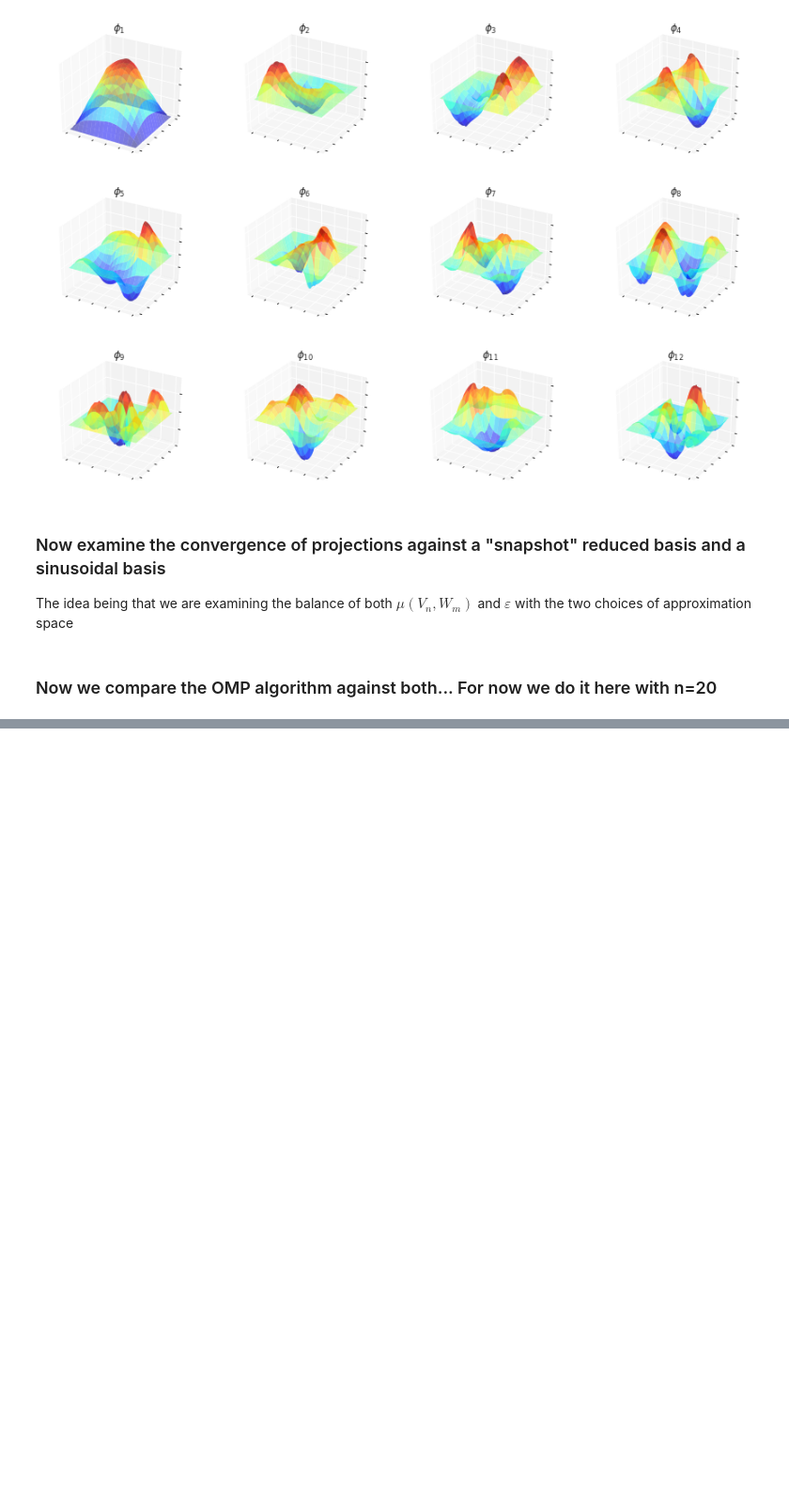
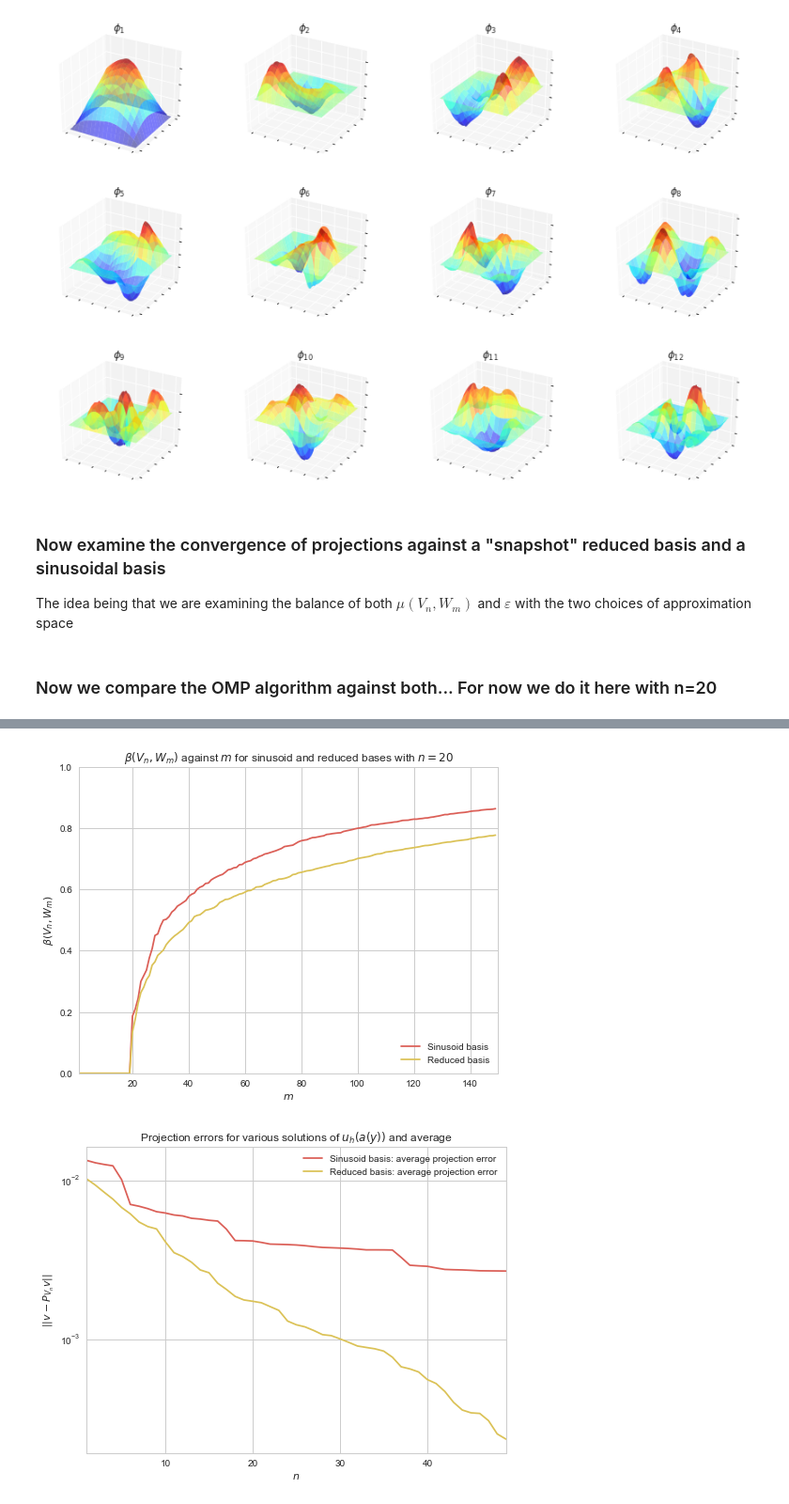
Before and after one commit to james-nichols/pyApproxTools, a Jupyter notebook: notebooks/omp/06_omp_red_vs_sin.ipynb, the cells around one changed output, grey strips where cells are left out. Shown at 94% size. Drawn from its saved outputs; the diff is of its cells as text; code cells hidden in the pictures; blank space fills up the shorter version.

```diff
--- a/notebooks/omp/06_omp_red_vs_sin.ipynb
+++ b/notebooks/omp/06_omp_red_vs_sin.ipynb
@@ -134,37 +150,40 @@ Construct dictionary of local averages...
 # %%
 sns.set_style('whitegrid')
 line_style = ['-', '--', ':', '-', '-.']
 
 sns.set_palette("hls", 8)
 
 fig = plt.figure(figsize=(8, 6))
 ax = fig.add_subplot(1, 1, 1, title=r'$\beta(V_n, W_m)$ against $m$ for sinusoid and reduced bases with $n=20$')#, title=r'$\beta(V_n, W_m)$ against $m$ for various $n$')
 
 plt.plot(range(m), bs_wc_sin, label=r'Sinusoid basis')
 plt.plot(range(m), bs_wc_red, label=r'Reduced basis')
 ax.set(xlim=[1,m], ylim=[0,1], xlabel=r'$m$', ylabel=r'$\beta(V_n, W_m)$')
 ax.legend(loc=4)
 plt.savefig('SinVsRedBeta.pdf')
 plt.show()
 
 n = 50
 fig = plt.figure(figsize=(8, 6))
 ax = fig.add_subplot(1, 1, 1, title=r'Projection errors for various solutions of $u_h(a(y))$ and average')
 
 cp = sns.color_palette("hls", 8)
-plt.semilogy(range(1,n), dist_sin[0, 1:], ':', color=cp[0], linewidth=1, label=r'Sinusois basis: proj error single vec')
-for i, v in enumerate(soln_col[1:]):
-    plt.semilogy(range(1,n), dist_sin[i, 1:], ':', color=cp[0], linewidth=1)
+#plt.semilogy(range(1,n), dist_sin[0, 1:], ':', color=cp[0], linewidth=1, label=r'Sinusois basis: proj error single vec')
+#for i, v in enumerate(soln_col[1:]):
+#    plt.semilogy(range(1,n), dist_sin[i, 1:], ':', color=cp[0], linewidth=1)
 plt.semilogy(range(1,n), dist_sin[:,1:].mean(axis=0), color=cp[0], label=r'Sinusoid basis: average projection error')
 
-plt.semilogy(range(1,n), dist_red[0, 1:], ':', color=cp[1], linewidth=1, label=r'Reduced basis: proj error single vec')
-for i, v in enumerate(soln_col[1:]):
-    plt.semilogy(range(1,n), dist_red[i, 1:], ':', color=cp[1], linewidth=1)
+#plt.semilogy(range(1,n), dist_red[0, 1:], ':', color=cp[1], linewidth=1, label=r'Reduced basis: proj error single vec')
+#for i, v in enumerate(soln_col[1:]):
+#    plt.semilogy(range(1,n), dist_red[i, 1:], ':', color=cp[1], linewidth=1)
 plt.semilogy(range(1,n), dist_red[:,1:].mean(axis=0), color=cp[1], label=r'Reduced basis: average projection error')
 ax.set(xlim=[1,n-1], xlabel=r'$n$', ylabel=r'$||v - P_{V_n} v ||$')
 ax.legend(loc=1)
 plt.savefig('SinVsRedProjErr.pdf')
 plt.show()
+# %% [output]
+[figure, added]
+[figure, added]
 # %%
 fig = plt.figure(figsize=(15, 24))
 
```
Also changed, not shown: parts of 1 cell of this notebook, 1 other file.
